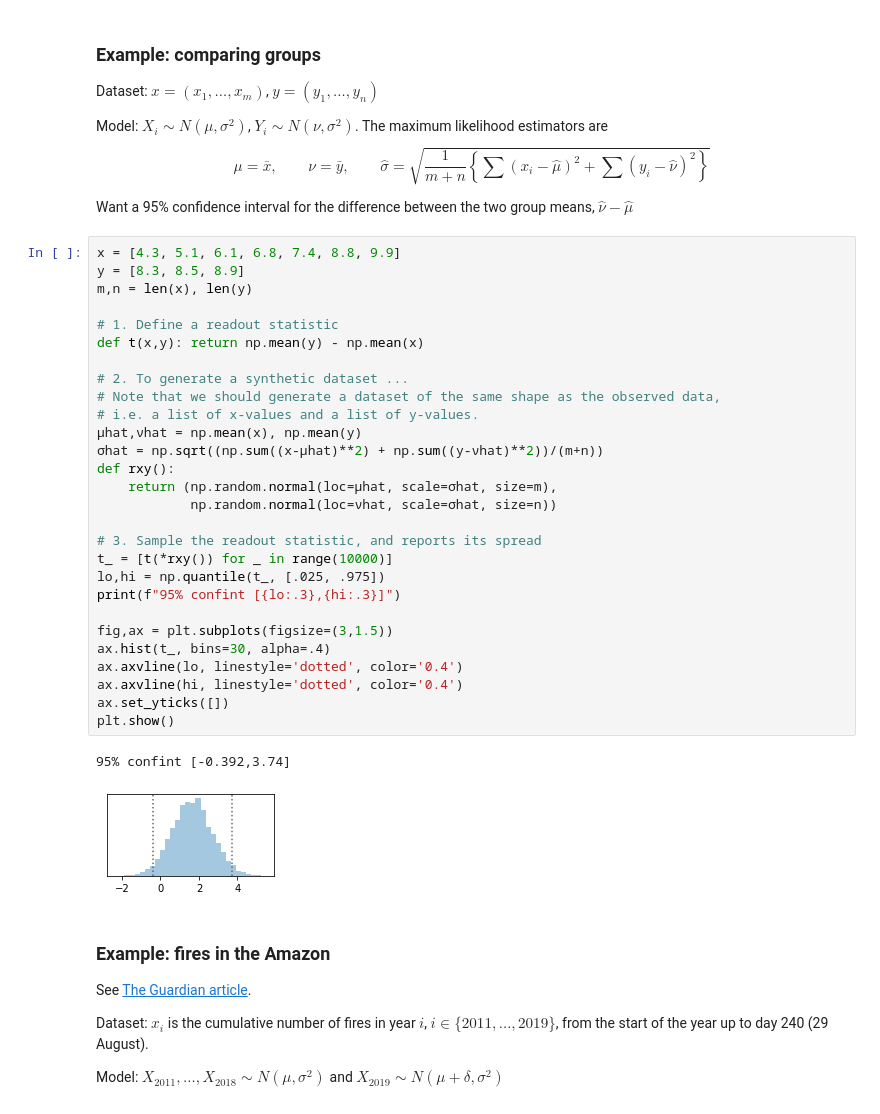
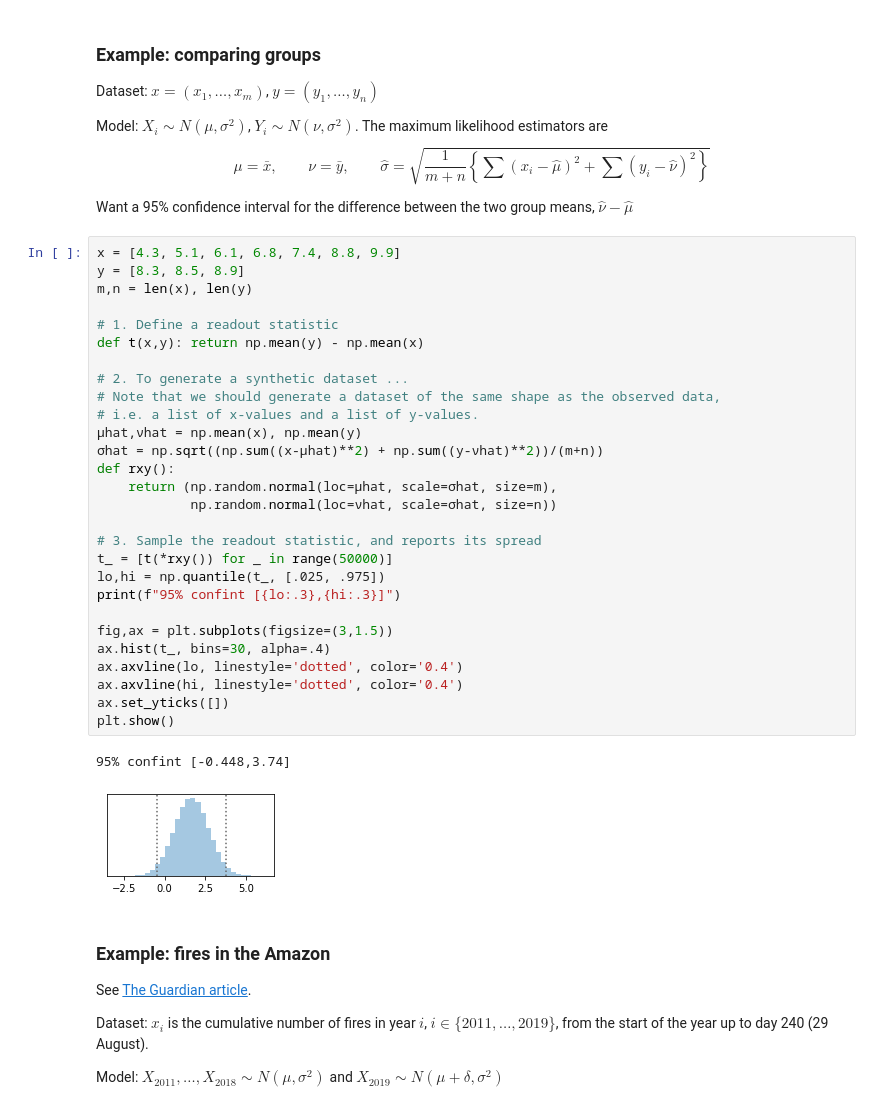
Before and after one commit to damonjw/datasci, a Jupyter notebook: freq.ipynb, the cells around one changed output. Drawn from its saved outputs; the diff is of its cells as text.

```diff
--- a/freq.ipynb
+++ b/freq.ipynb
@@ -60,34 +60,34 @@ Want a 95% confidence interval for the difference between the two group means, $
 # %%
 x = [4.3, 5.1, 6.1, 6.8, 7.4, 8.8, 9.9]
 y = [8.3, 8.5, 8.9]
 m,n = len(x), len(y)
 
 # 1. Define a readout statistic
 def t(x,y): return np.mean(y) - np.mean(x)
 
 # 2. To generate a synthetic dataset ...
 # Note that we should generate a dataset of the same shape as the observed data,
 # i.e. a list of x-values and a list of y-values.
 μhat,νhat = np.mean(x), np.mean(y)
 σhat = np.sqrt((np.sum((x-μhat)**2) + np.sum((y-νhat)**2))/(m+n))
 def rxy():
     return (np.random.normal(loc=μhat, scale=σhat, size=m),
             np.random.normal(loc=νhat, scale=σhat, size=n))
 
 # 3. Sample the readout statistic, and reports its spread
-t_ = [t(*rxy()) for _ in range(10000)]
+t_ = [t(*rxy()) for _ in range(50000)]
 lo,hi = np.quantile(t_, [.025, .975])
 print(f"95% confint [{lo:.3},{hi:.3}]")
 
 fig,ax = plt.subplots(figsize=(3,1.5))
 ax.hist(t_, bins=30, alpha=.4)
 ax.axvline(lo, linestyle='dotted', color='0.4')
 ax.axvline(hi, linestyle='dotted', color='0.4')
 ax.set_yticks([])
 plt.show()
 # %% [output]
-95% confint [-0.392,3.74]
+95% confint [-0.448,3.74]
-[figure, old version]
+[figure, new version]
 # %% [markdown]
 ### Example: fires in the Amazon
 
```
Also changed, not shown: parts of 9 cells of this notebook.
